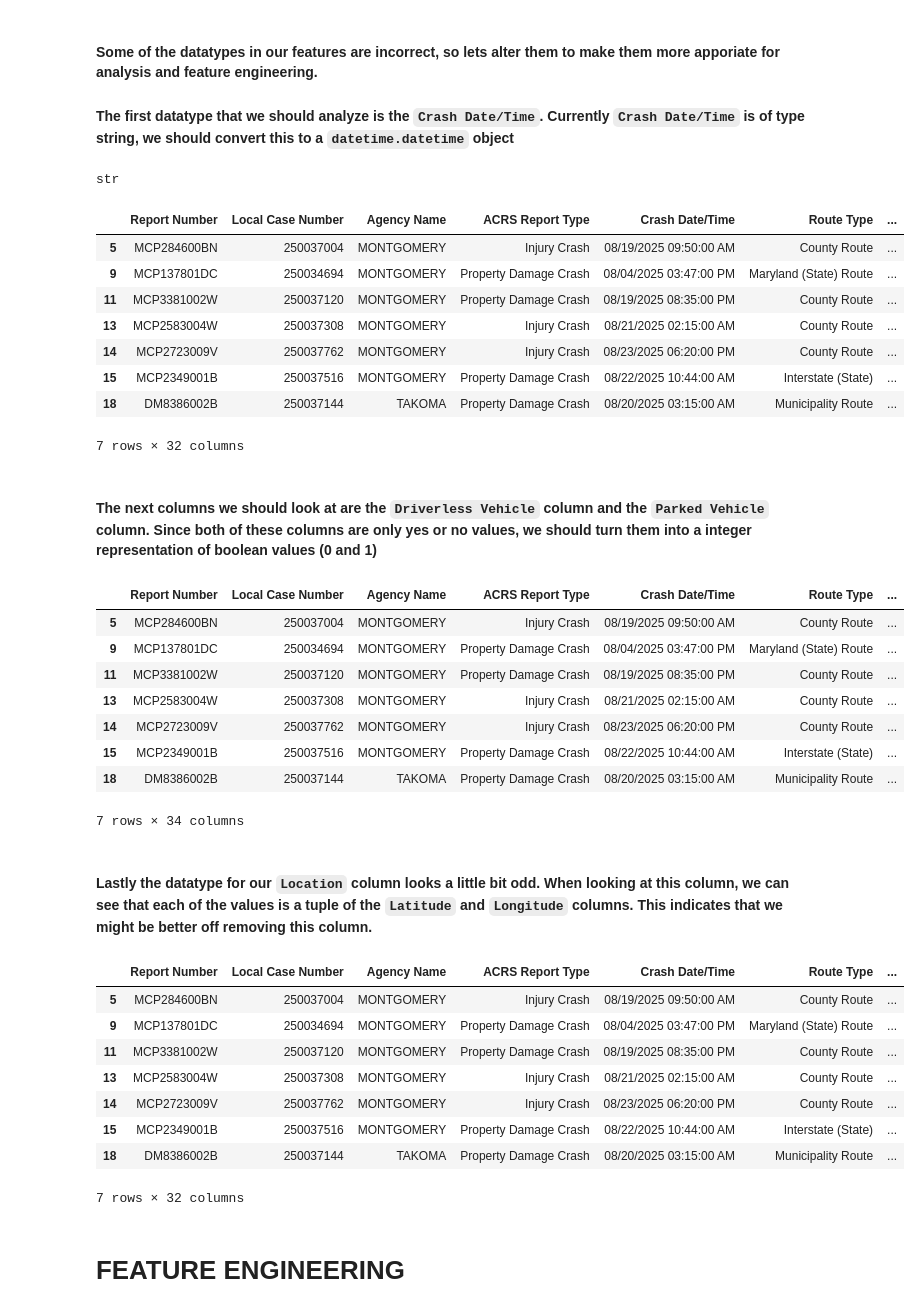
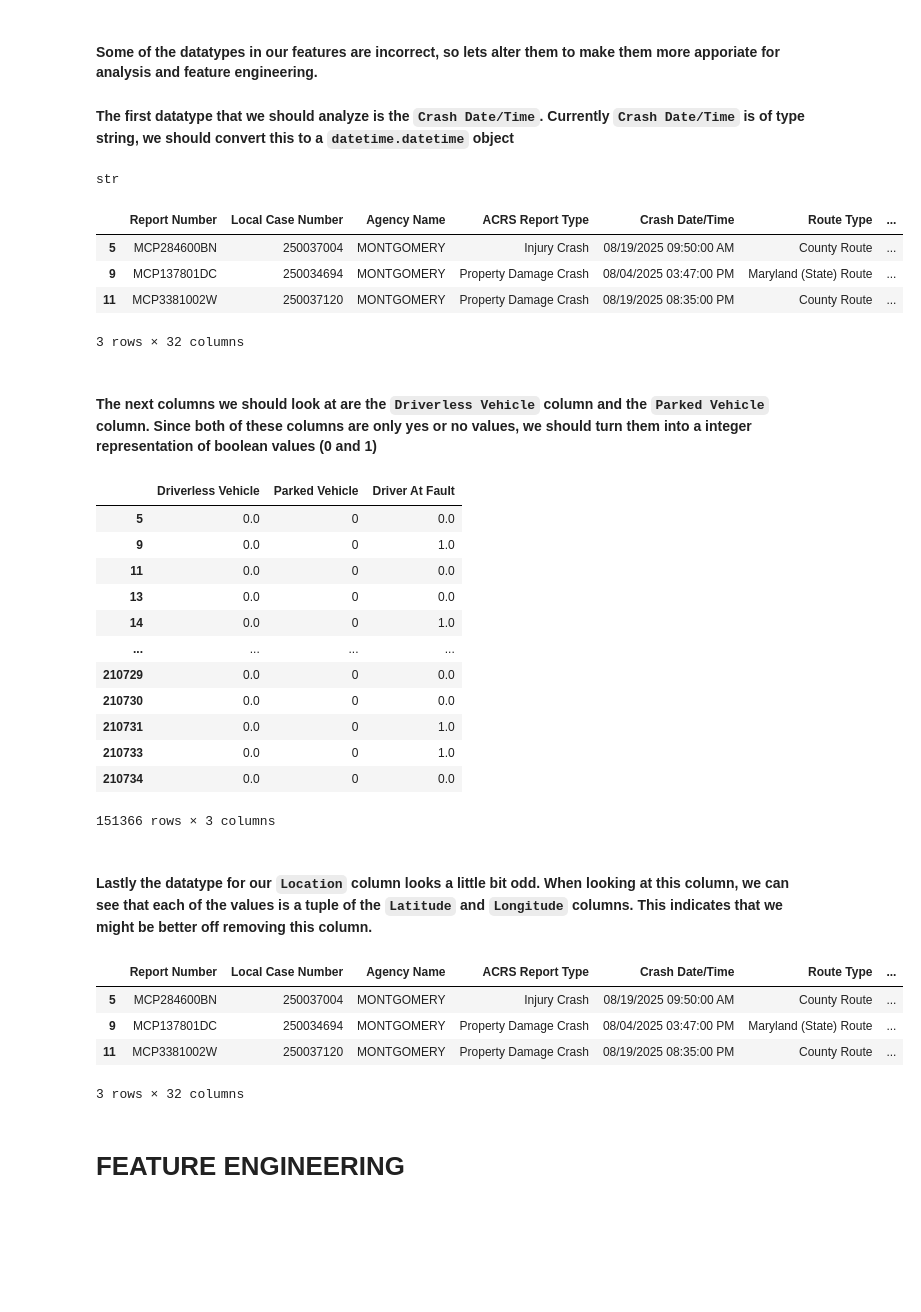
Before and after one commit to saiAbhiPrabhu/CMSC320_FinalProject, a Jupyter notebook: final_project.ipynb, the cells around one changed output. Drawn from its saved outputs; the diff is of its cells as text; code cells hidden in the pictures; blank space fills up the shorter version.

```diff
--- a/final_project.ipynb
+++ b/final_project.ipynb
@@ -279,49 +274,50 @@ ________________________________________________________________________________
 if "Crash Datetime" not in crash_df.columns:
     crash_df["Crash Datetime"] = crash_df["Crash Date/Time"].apply(lambda x: pd.to_datetime(x))
 print(crash_df["Crash Date/Time"].dtype)
-display(crash_df.head(7))
+display(crash_df.head(3))
 # %% [output]
 str
 |  | Report Number | Local Case Number | Agency Name | ACRS Report Type | Crash Date/Time | Route Type | ... |
 | 5 | MCP284600BN | 250037004 | MONTGOMERY | Injury Crash | 08/19/2025 09:50:00 AM | County Route | ... |
 | 9 | MCP137801DC | 250034694 | MONTGOMERY | Property Damage Crash | 08/04/2025 03:47:00 PM | Maryland (State) Route | ... |
 | 11 | MCP3381002W | 250037120 | MONTGOMERY | Property Damage Crash | 08/19/2025 08:35:00 PM | County Route | ... |
-| 13 | MCP2583004W | 250037308 | MONTGOMERY | Injury Crash | 08/21/2025 02:15:00 AM | County Route | ... |
-| 14 | MCP2723009V | 250037762 | MONTGOMERY | Injury Crash | 08/23/2025 06:20:00 PM | County Route | ... |
-| 15 | MCP2349001B | 250037516 | MONTGOMERY | Property Damage Crash | 08/22/2025 10:44:00 AM | Interstate (State) | ... |
-| 18 | DM8386002B | 250037144 | TAKOMA | Property Damage Crash | 08/20/2025 03:15:00 AM | Municipality Route | ... |
-7 rows × 32 columns
+3 rows × 32 columns
 # %% [markdown]
 #### The next columns we should look at are the `Driverless Vehicle` column and the `Parked Vehicle` column. Since both of these columns are only yes or no values, we should turn them into a integer representation of boolean values (0 and 1)
 # %%
-crash_df["Driverless Vehicle"] = crash_df["Driverless Vehicle"].map({"No": 0,"Yes": 1})
-crash_df["Parked Vehicle"] = crash_df["Parked Vehicle"].map({"No": 0,"Yes": 1})
-crash_df.head(7)
+if crash_df["Driverless Vehicle"].dtype != float:
+    crash_df["Driverless Vehicle"] = crash_df["Driverless Vehicle"].map({"No": 0,"Yes": 1})
+if crash_df["Parked Vehicle"].dtype != float:
+    crash_df["Parked Vehicle"] = crash_df["Parked Vehicle"].map({"No": 0,"Yes": 1})
+if crash_df["Driver At Fault"].dtype != float:
+    crash_df["Driver At Fault"] = crash_df["Driver At Fault"].map({"No": 0,"Yes": 1, "Unknown": np.nan})
+
+display(crash_df[["Driverless Vehicle", "Parked Vehicle", "Driver At Fault"]])
 # %% [output]
-|  | Report Number | Local Case Number | Agency Name | ACRS Report Type | Crash Date/Time | Route Type | ... |
-| 5 | MCP284600BN | 250037004 | MONTGOMERY | Injury Crash | 08/19/2025 09:50:00 AM | County Route | ... |
-| 9 | MCP137801DC | 250034694 | MONTGOMERY | Property Damage Crash | 08/04/2025 03:47:00 PM | Maryland (State) Route | ... |
-| 11 | MCP3381002W | 250037120 | MONTGOMERY | Property Damage Crash | 08/19/2025 08:35:00 PM | County Route | ... |
-| 13 | MCP2583004W | 250037308 | MONTGOMERY | Injury Crash | 08/21/2025 02:15:00 AM | County Route | ... |
-| 14 | MCP2723009V | 250037762 | MONTGOMERY | Injury Crash | 08/23/2025 06:20:00 PM | County Route | ... |
-| 15 | MCP2349001B | 250037516 | MONTGOMERY | Property Damage Crash | 08/22/2025 10:44:00 AM | Interstate (State) | ... |
-| 18 | DM8386002B | 250037144 | TAKOMA | Property Damage Crash | 08/20/2025 03:15:00 AM | Municipality Route | ... |
+|  | Driverless Vehicle | Parked Vehicle | Driver At Fault |
+| 5 | 0.0 | 0 | 0.0 |
+| 9 | 0.0 | 0 | 1.0 |
+| 11 | 0.0 | 0 | 0.0 |
+| 13 | 0.0 | 0 | 0.0 |
+| 14 | 0.0 | 0 | 1.0 |
+| ... | ... | ... | ... |
+| 210729 | 0.0 | 0 | 0.0 |
+| 210730 | 0.0 | 0 | 0.0 |
+| 210731 | 0.0 | 0 | 1.0 |
+| 210733 | 0.0 | 0 | 1.0 |
+| 210734 | 0.0 | 0 | 0.0 |
-7 rows × 34 columns
+151366 rows × 3 columns
 # %% [markdown]
 #### Lastly the datatype for our `Location` column looks a little bit odd. When looking at this column, we can see that each of the values is a tuple of the `Latitude` and `Longitude` columns. This indicates that we might be better off removing this column.
 # %%
 crash_df.drop(columns=["Location"])
-crash_df.head(7)
+display(crash_df.head(3))
 # %% [output]
 |  | Report Number | Local Case Number | Agency Name | ACRS Report Type | Crash Date/Time | Route Type | ... |
 | 5 | MCP284600BN | 250037004 | MONTGOMERY | Injury Crash | 08/19/2025 09:50:00 AM | County Route | ... |
 | 9 | MCP137801DC | 250034694 | MONTGOMERY | Property Damage Crash | 08/04/2025 03:47:00 PM | Maryland (State) Route | ... |
 | 11 | MCP3381002W | 250037120 | MONTGOMERY | Property Damage Crash | 08/19/2025 08:35:00 PM | County Route | ... |
-| 13 | MCP2583004W | 250037308 | MONTGOMERY | Injury Crash | 08/21/2025 02:15:00 AM | County Route | ... |
-| 14 | MCP2723009V | 250037762 | MONTGOMERY | Injury Crash | 08/23/2025 06:20:00 PM | County Route | ... |
-| 15 | MCP2349001B | 250037516 | MONTGOMERY | Property Damage Crash | 08/22/2025 10:44:00 AM | Interstate (State) | ... |
-| 18 | DM8386002B | 250037144 | TAKOMA | Property Damage Crash | 08/20/2025 03:15:00 AM | Municipality Route | ... |
-7 rows × 32 columns
+3 rows × 32 columns
 # %% [markdown]
 # **FEATURE ENGINEERING**
 # %% [markdown]
```
Also changed, not shown: parts of 27 cells of this notebook.
